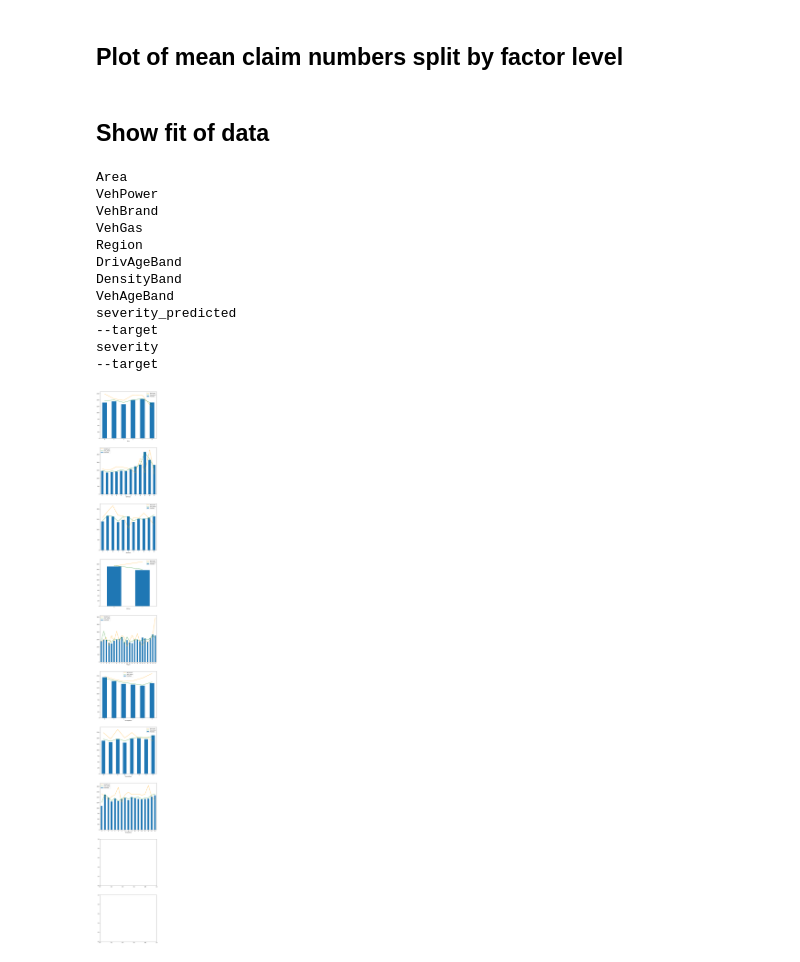
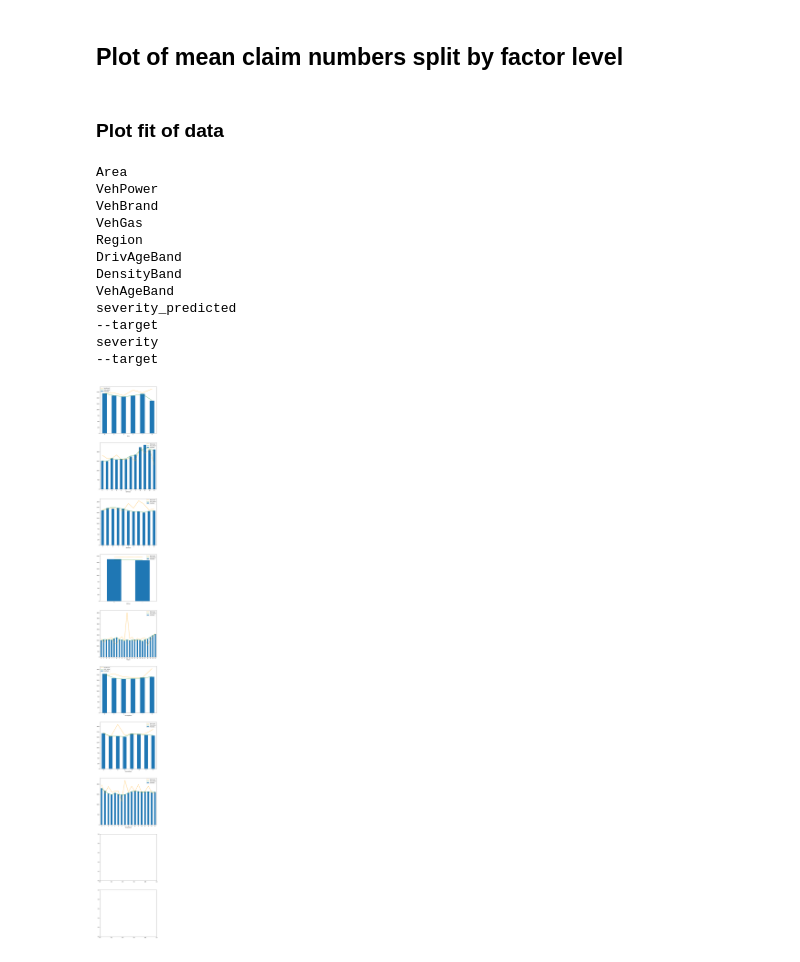
Before and after one commit to mlwp3/pricing, a Jupyter notebook: PD/version 2/modelling_sev_regressor.ipynb, the cells around one changed output. Cells and saved outputs as stored; diff of their text form; code cells hidden in the pictures.

```diff
--- a/PD/version 2/modelling_sev_regressor.ipynb
+++ b/PD/version 2/modelling_sev_regressor.ipynb
@@ -62,28 +60,39 @@ data_train_resampled = data_train_encoded.loc[data_train_encoded['ClaimNb']>0].c
 # %% [markdown]
 ## Split target from factors
 # %%
+col_factors = ['Area',
+                'VehPower',
+                'VehBrand',
+                'VehGas',
+                'Region',
+                'DrivAgeBand',
+                'DensityBand',
+                'VehAgeBand',
+                ]
+
 #sets used to train (resampled sets)
-x_train = data_train_resampled[label_encode_factors].copy()
+x_train = data_train_resampled[col_factors].copy()
+x_train_weights = data_train_resampled['Exposure']
 y_train = data_train_resampled[target_name].copy()
 
 #sets used to predict (and evaluate prediction)
-x_train_to_predict = data_train_encoded[label_encode_factors].copy()
-y_train_to_predict = data_train_encoded[target_name].copy()
-x_test = data_test_encoded[label_encode_factors].copy()
-y_test = data_test_encoded[target_name].copy()
+x_test = data_test_resampled[col_factors].copy()
+y_test = data_test_resampled[target_name].copy()
 # %% [markdown]
 ## Build the model and predict
 # %%
 %%time
-clf_rf = RandomForestRegressor(min_samples_leaf=3,
+clf_rf = RandomForestRegressor(min_samples_leaf=30,
                                 n_estimators=200,
-                                max_depth=30,
+                                max_depth=10,
                                 max_features='auto',
                                 criterion='mse',    #mse or mae
                                 verbose=True,
                                 oob_score=True,
                                 n_jobs=3)
 #fit values
-clf_rf = clf_rf.fit(x_train.values, y_train.values)
+clf_rf = clf_rf.fit(x_train.values,
+                    y_train.values,
+                    sample_weight=x_train_weights)
 # %% [output]
 [Parallel(n_jobs=3)]: Using backend ThreadingBackend with 3 concurrent workers.
@@ -94,6 +103,6 @@ Wall time: 14.7 s
 # %%
 #predict values
-y_train_predicted_rf = clf_rf.predict(x_train_to_predict.values)
-y_test_predicted_rf = clf_rf.predict(x_test.values)
+y_train_predicted_rf = clf_rf.predict(x_train.values)
+y_test_predicted_rf  = clf_rf.predict(x_test.values)
 # %% [output]
 [Parallel(n_jobs=3)]: Using backend ThreadingBackend with 3 concurrent workers.
@@ -109,7 +118,10 @@ y_test_predicted_rf = clf_rf.predict(x_test.values)
 # %%
 target_name_predicted = target_name + '_predicted'
 
-x_train_to_predict[target_name_predicted] = y_train_predicted_rf
-x_train_to_predict[target_name] = y_train_to_predict
-x_test[target_name_predicted] = y_test_predicted_rf
-x_test[target_name] = y_test
+out_train = x_train.copy()
+out_test = x_test.copy()
+
+out_train[target_name_predicted] = y_train_predicted_rf
+out_train[target_name] = y_train
+out_test[target_name_predicted] = y_test_predicted_rf
+out_test[target_name] = y_test
@@ -189,22 +202,21 @@ x_test_claimsonly[[target_name, target_name_predicted]].plot(kind='kde', title='
 # %% [markdown]
 ## Plot of mean claim numbers split by factor level
 # %% [markdown]
-## Show fit of data
+### Plot fit of data
 # %%
-#%% bar charts of mean result
-fig = du.plot_factors(x_test_claimsonly, target_name, target_name_predicted, x_train_claimsonly)
+fig = du.plot_factors(out_test, target_name, target_name_predicted, out_train)
 fig.show()
 # %% [output]
 Area
 VehPower
 VehBrand
 VehGas
 Region
 DrivAgeBand
 DensityBand
 VehAgeBand
 severity_predicted
 --target
 severity
 --target
-[figure, old version]
+[figure, new version]
```
Also changed, not shown: parts of 10 cells of this notebook, 35 other files.
